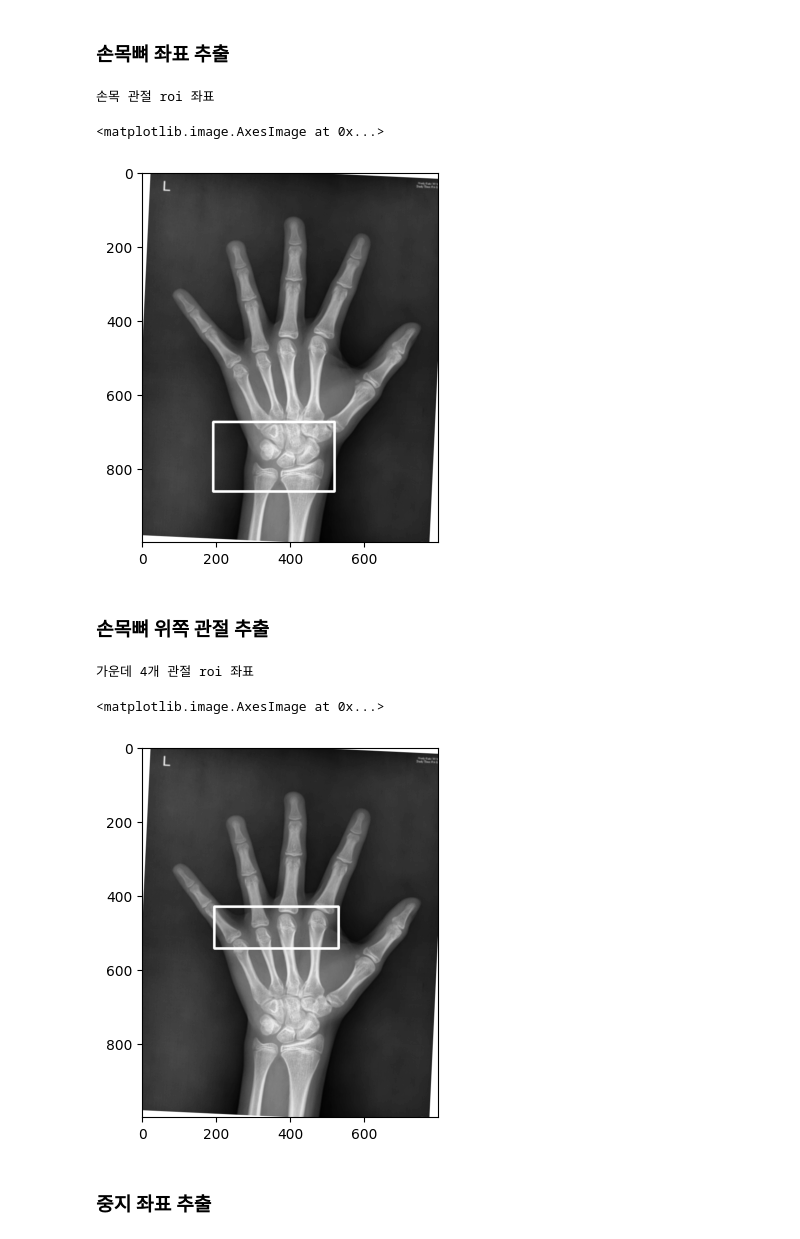
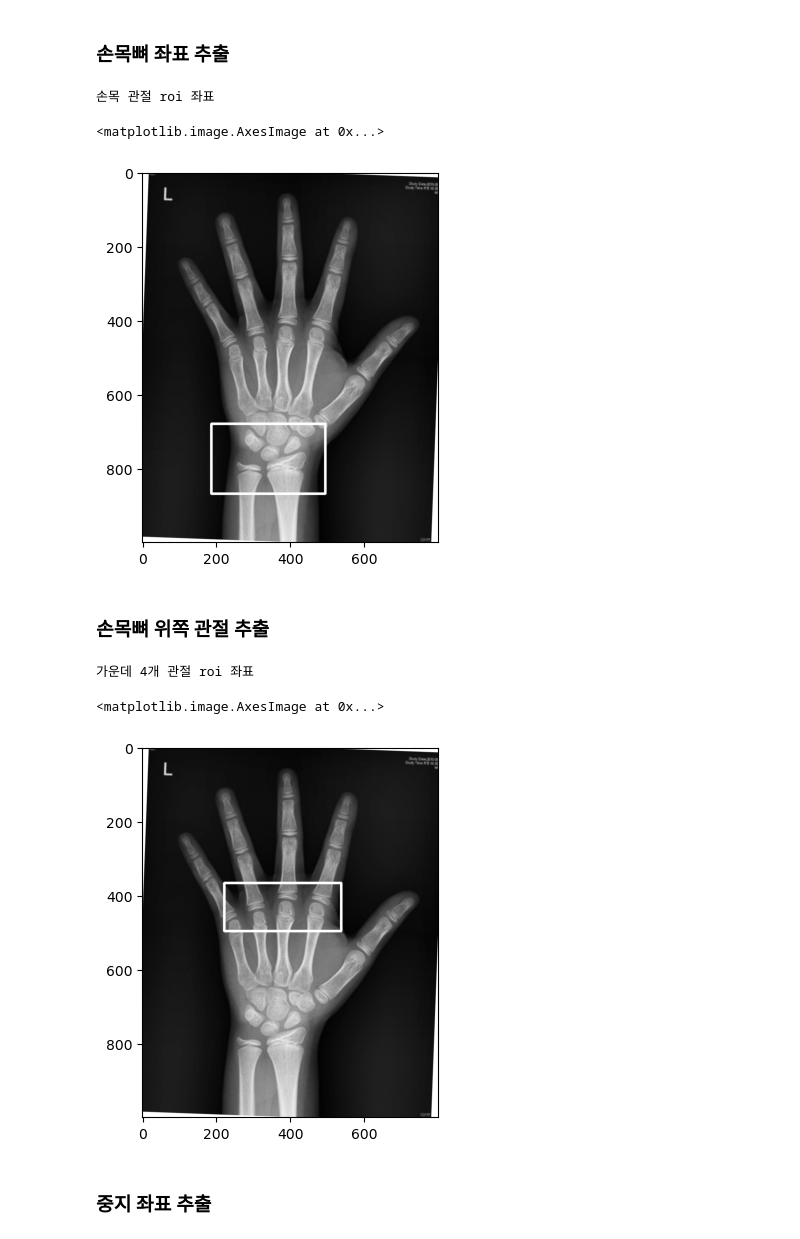
Before and after one commit to Junoflows/BoneAge_Project, a Jupyter notebook: image_roi.ipynb, the cells around one changed output. Drawn from its saved outputs; the diff is of its cells as text; code cells hidden in the pictures.

```diff
--- a/image_roi.ipynb
+++ b/image_roi.ipynb
@@ -41,7 +56,7 @@ data.head()
 ### 샘플이미지 ROI 추출
 + 샘플 이미지 로드 및 이진화
 # %%
-img0 = cv2.imread('골밀도 데이터/rotate_image/' + data.No[193], cv2.IMREAD_GRAYSCALE)
+img0 = cv2.imread('골밀도 데이터/rotate_image/' + data.No[11], cv2.IMREAD_GRAYSCALE)
 plt.imshow(img0, 'gray')
 # %% [output]
 <matplotlib.image.AxesImage at 0x...>
@@ -134,6 +149,8 @@ far_xrange = []
 far_yrange = []
 start_xrange = []
 start_yrange = []
+end_xrange = []
+end_yrange = []
 # %%
 fig, ax = plt.subplots(2,3, figsize = (10, 8))
 for i, dis in enumerate(list(s_di[:6])):
@@ -145,6 +162,8 @@ for i, dis in enumerate(list(s_di[:6])):
     far_yrange.append(max_cnt[fp][0][1])
     start_xrange.append(max_cnt[sp][0][0])
     start_yrange.append(max_cnt[sp][0][1])
+    end_xrange.append(max_cnt[ep][0][0])
+    end_yrange.append(max_cnt[ep][0][1])
 
     for point in [sp, ep, fp]:
         ax[i//3, i%3].imshow(mask, 'gray')
@@ -192,10 +183,10 @@ for i in range(len(far_xrange)):
 ### 손목뼈 좌표 추출
 # %%
 #손목뼈 ROI
-carpus_start_point = ((int)(min(far_xrange[4:6])*0.90),(int)(max(far_yrange[4:6])*0.90))
-carpus_end_point = (int(max(far_xrange[4:6])*1.05),(int)(max(far_yrange[4:6])*1.15))
+carpus_sp = ((int)(min(far_xrange[4:6])*0.90),(int)(max(far_yrange[4:6])*0.90))
+carpus_ep = (int(max(far_xrange[4:6])*1.05),(int)(max(far_yrange[4:6])*1.15))
 
-carpus=cv2.rectangle(np.copy(img0),carpus_start_point,carpus_end_point,[255,255,255],5)
+carpus=cv2.rectangle(np.copy(img0), carpus_sp, carpus_ep,[255,255,255],5)
 
 #ROI 확인
 print("손목 관절 roi 좌표 ")
@@ -203,24 +194,24 @@ plt.imshow(carpus,"gray")
 # %% [output]
 손목 관절 roi 좌표
 <matplotlib.image.AxesImage at 0x...>
-[figure, old version]
+[figure, new version]
 # %% [markdown]
 ### 손목뼈 위쪽 관절 추출
 # %%
 #손목뼈 위쪽에 있는 관절 4개를 추출
 
-four_start_point = ((int)(min(far_xrange[0:4])*0.70),int(min(far_yrange[0:4])*0.95))
-four_end_point = (int(max(far_xrange[0:4])*1.05),(int)(max(far_yrange[0:4])*1.05))
+four_sp = ((int)(min(far_xrange[0:4])*0.80),int(min(far_yrange[0:4])*0.95))
+four_ep = (int(max(far_xrange[0:4])*1.05),(int)(max(far_yrange[0:4])*1.05))
 
-finger4=cv2.rectangle(np.copy(img0),four_start_point,four_end_point,[255,255,255],5)
+finger4=cv2.rectangle(np.copy(img0),four_sp, four_ep,[255,255,255],5)
 
 #ROI 확인
 print("가운데 4개 관절 roi 좌표")
 plt.imshow(finger4,"gray")
 # %% [output]
 가운데 4개 관절 roi 좌표
 <matplotlib.image.AxesImage at 0x...>
-[figure, old version]
+[figure, new version]
 # %% [markdown]
 ### 중지 좌표 추출
 # %%
```
Also changed, not shown: parts of 31 cells of this notebook, 1 other file.
